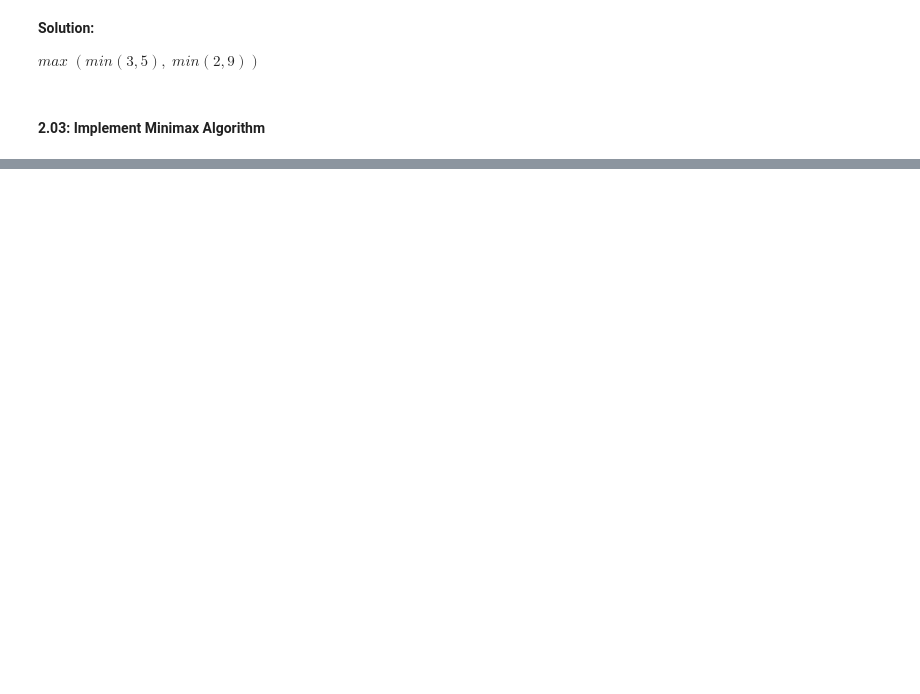
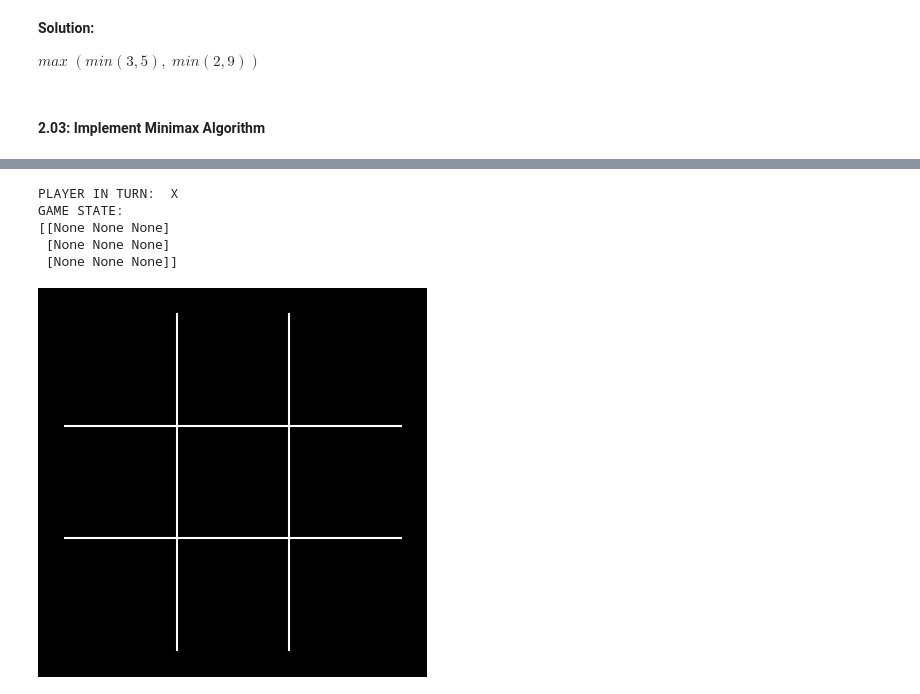
Before and after one commit to Daniels1610/CI008-Dagraz, a Jupyter notebook: E02.ipynb, the cells around one changed output, grey strips where cells are left out. Drawn from its saved outputs; the diff is of its cells as text; code cells hidden in the pictures; blank space fills up the shorter version.

```diff
--- a/E02.ipynb
+++ b/E02.ipynb
@@ -6,3 +3,15 @@ import math
+# %%
+from matplotlib.colors import ListedColormap
+from matplotlib.figure import Figure
+from IPython.display import display
+from classes.TicTacToe import Board
+from classes.Color import Color
+import matplotlib.pyplot as plt
+import pandas as pd
+import numpy as np
+import math
+
+GAME_DIMS = (3,3)
 # %% [markdown]
 #### **2.01:** Apply Backtracking to Binary Tree
 Para el siguiente grafo, utilizando backtracking determine la ruta con la cual se alcanza el estado meta representado por el nodo $X_{G} = M$, considere que el estado de inicio es $X_{I} = A$
@@ -53,0 +85,12 @@ Test Input #2
+# %%
+b = Board(GAME_DIMS)
+print(f'PLAYER IN TURN: {Color.BOLD}{Color.BLUE if b.player() == "X" else Color.RED} {b.player()}{Color.END}')
+print(f'GAME STATE:\n{b.state}\n')
+display(b.board)
+# %% [output]
+PLAYER IN TURN:  X
+GAME STATE:
+[[None None None]
+ [None None None]
+ [None None None]]
+[figure, added]
```
Also changed, not shown: parts of 10 cells of this notebook, 31 other files.
